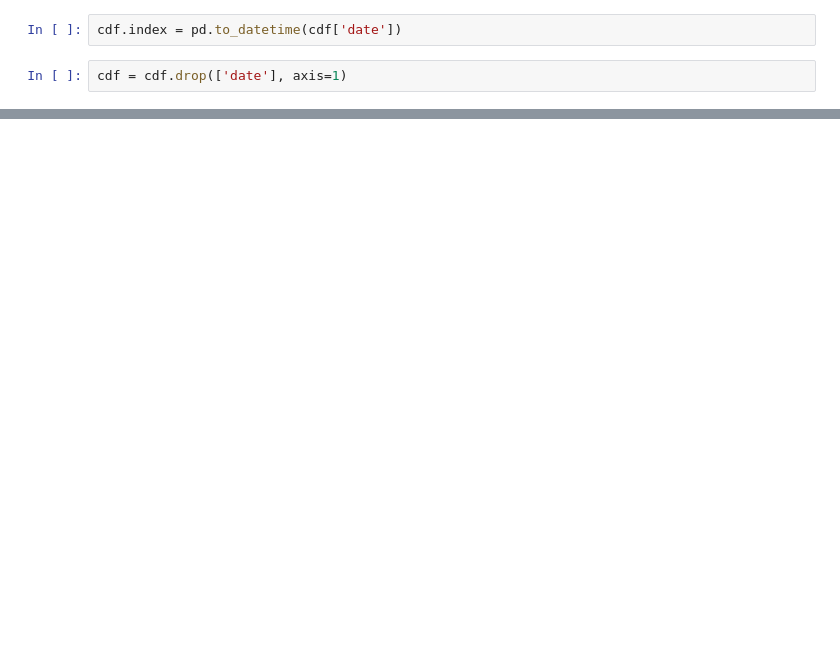
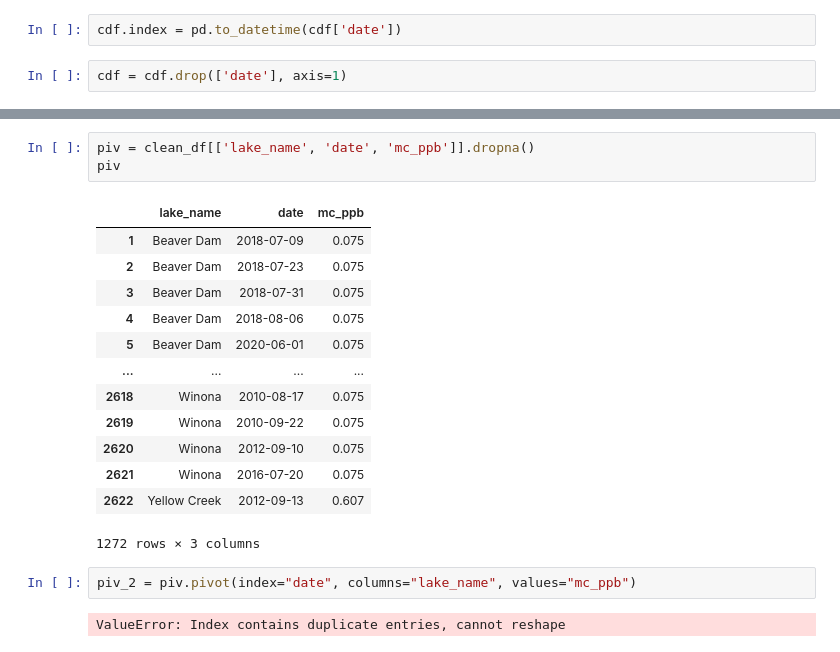
Before and after one commit to austin-strahan/Lakes-ML, a Jupyter notebook: Time Series Project.ipynb, the cells around one changed output, grey strips where cells are left out. Saved outputs shown, nothing was run; the diff lists cells and outputs as text; blank space fills up the shorter version.

```diff
--- a/Time Series Project.ipynb
+++ b/Time Series Project.ipynb
@@ -82,0 +83,21 @@ ValueError: Index contains duplicate entries, cannot reshape
+# %%
+piv = clean_df[['lake_name', 'date', 'mc_ppb']].dropna()
+piv
+# %% [output]
+|  | lake_name | date | mc_ppb |
+| 1 | Beaver Dam | 2018-07-09 | 0.075 |
+| 2 | Beaver Dam | 2018-07-23 | 0.075 |
+| 3 | Beaver Dam | 2018-07-31 | 0.075 |
+| 4 | Beaver Dam | 2018-08-06 | 0.075 |
+| 5 | Beaver Dam | 2020-06-01 | 0.075 |
+| ... | ... | ... | ... |
+| 2618 | Winona | 2010-08-17 | 0.075 |
+| 2619 | Winona | 2010-09-22 | 0.075 |
+| 2620 | Winona | 2012-09-10 | 0.075 |
+| 2621 | Winona | 2016-07-20 | 0.075 |
+| 2622 | Yellow Creek | 2012-09-13 | 0.607 |
+1272 rows × 3 columns
+# %%
+piv_2 = piv.pivot(index="date", columns="lake_name", values="mc_ppb")
+# %% [output]
+ValueError: Index contains duplicate entries, cannot reshape
```
Also changed, not shown: parts of 18 cells of this notebook.
